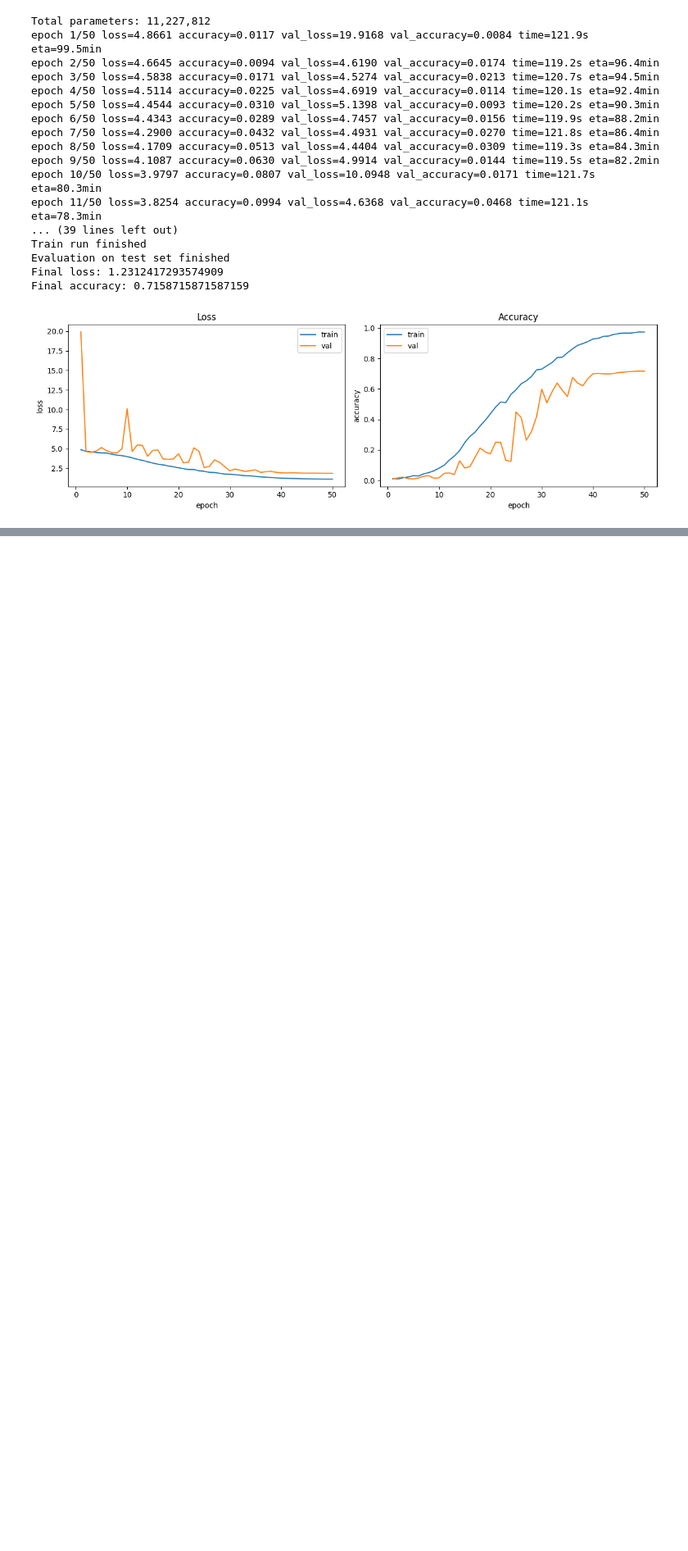
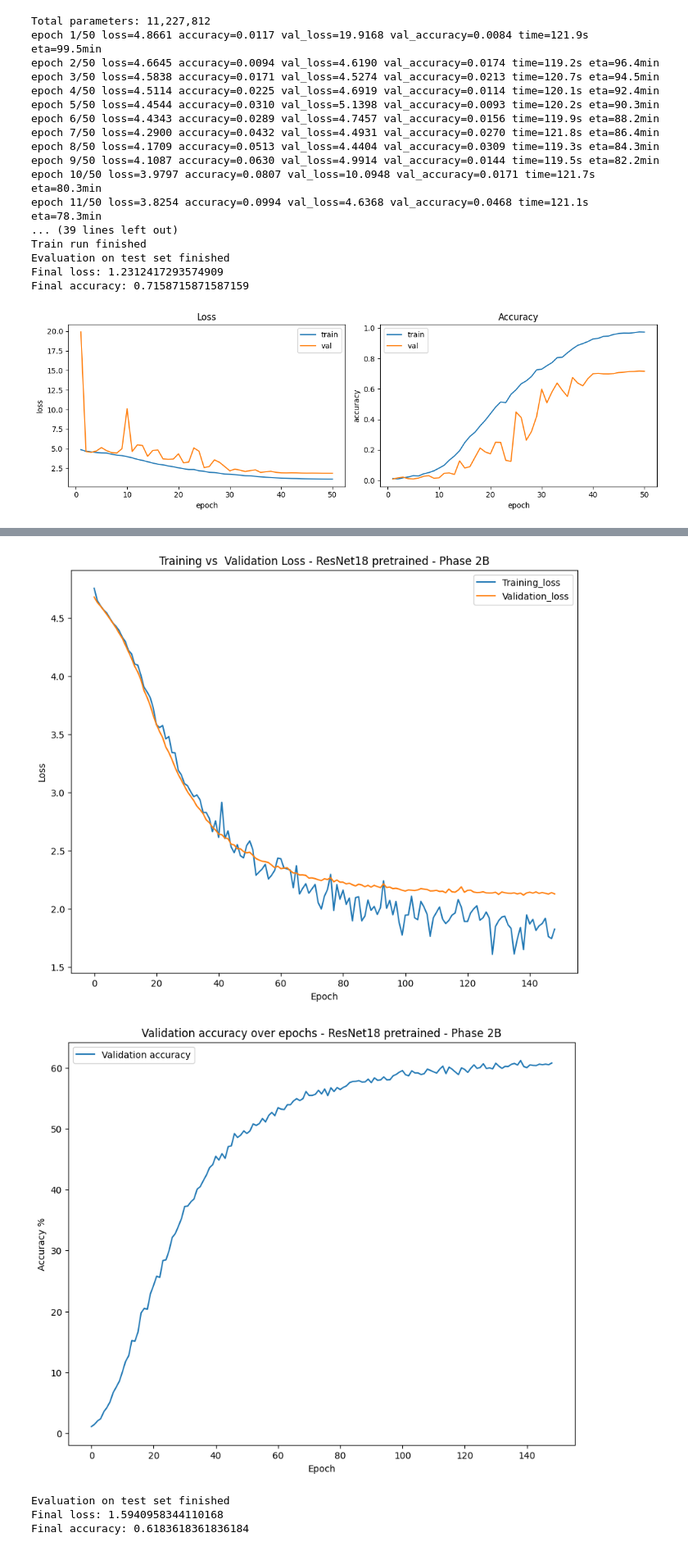
Before and after one commit to Tarekun/computer-vision-project, a Jupyter notebook: assignment_module_two.ipynb, the cells around one changed output, grey strips where cells are left out. Shown at 82% size. Saved outputs shown, nothing was run; the diff lists cells and outputs as text; code cells hidden in the pictures; blank space fills up the shorter version.

```diff
--- a/assignment_module_two.ipynb
+++ b/assignment_module_two.ipynb
@@ -1672,0 +1978,31 @@ Final accuracy: 0.7158715871587159
+# %%
+resnet_checkpoint2 = Path('./weights') / "resnet_checkpoint2.pt"
+train_dataset,val_dataset,testset = get_datasets(split_validation=True)
+model = build_resnet()
+history, best_val_acc = train_model(
+    model=model,
+    train_dataset=train_dataset,
+    val_dataset=val_dataset,
+    checkpoint_path=resnet_checkpoint2,
+    optimizer_type='sgd',
+    scheduler_type='OneCycleLR',
+    lr_backbone=3e-4,
+    lr_head=3e-3,
+    num_epochs=150,
+    early_stop_patience=10,
+    mixup_alpha=0.3,
+    steps_per_epoch=math.ceil(len(train_dataset)/64),
+    title_suffix="- ResNet18 pretrained - Phase 2B"
+)
+
+
+loss, accuracy = evaluate(
+    model,
+    testset,
+    batch_size=BATCH_SIZE
+)
+
+print("Evaluation on test set finished")
+print(f"Final loss: {loss}")
+print(f"Final accuracy: {accuracy}")
+# %% [output]
@@ -1673,3 +2026,8 @@ Final accuracy: 0.7158715871587159
+[figure, added]
+[figure, added]
+Evaluation on test set finished
+Final loss: 1.5940958344110168
+Final accuracy: 0.6183618361836184
 # %%
 # TODO: tuning of the hyperparameters, given the baseline at the previous step
 
```
Also changed, not shown: parts of 7 cells of this notebook.
